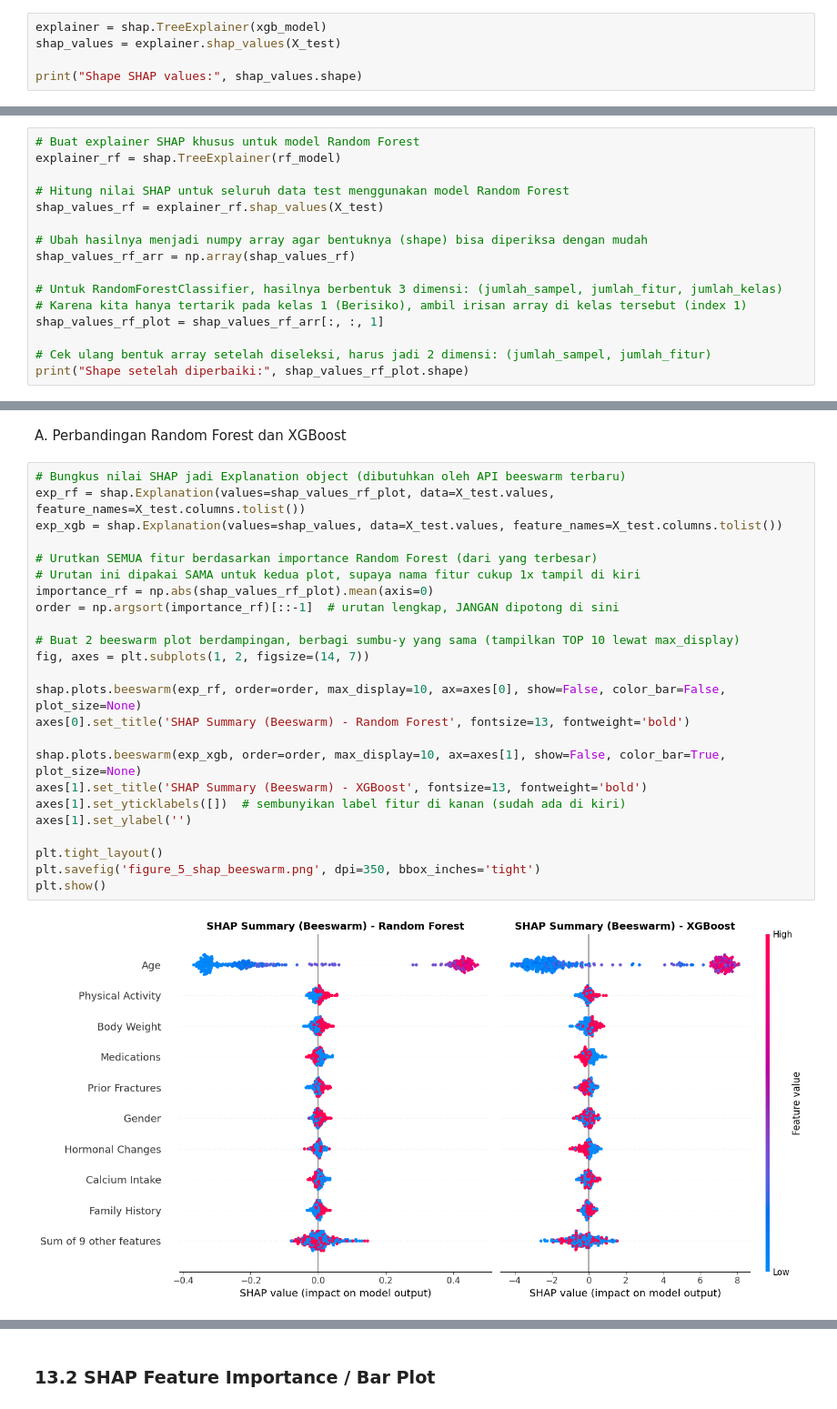
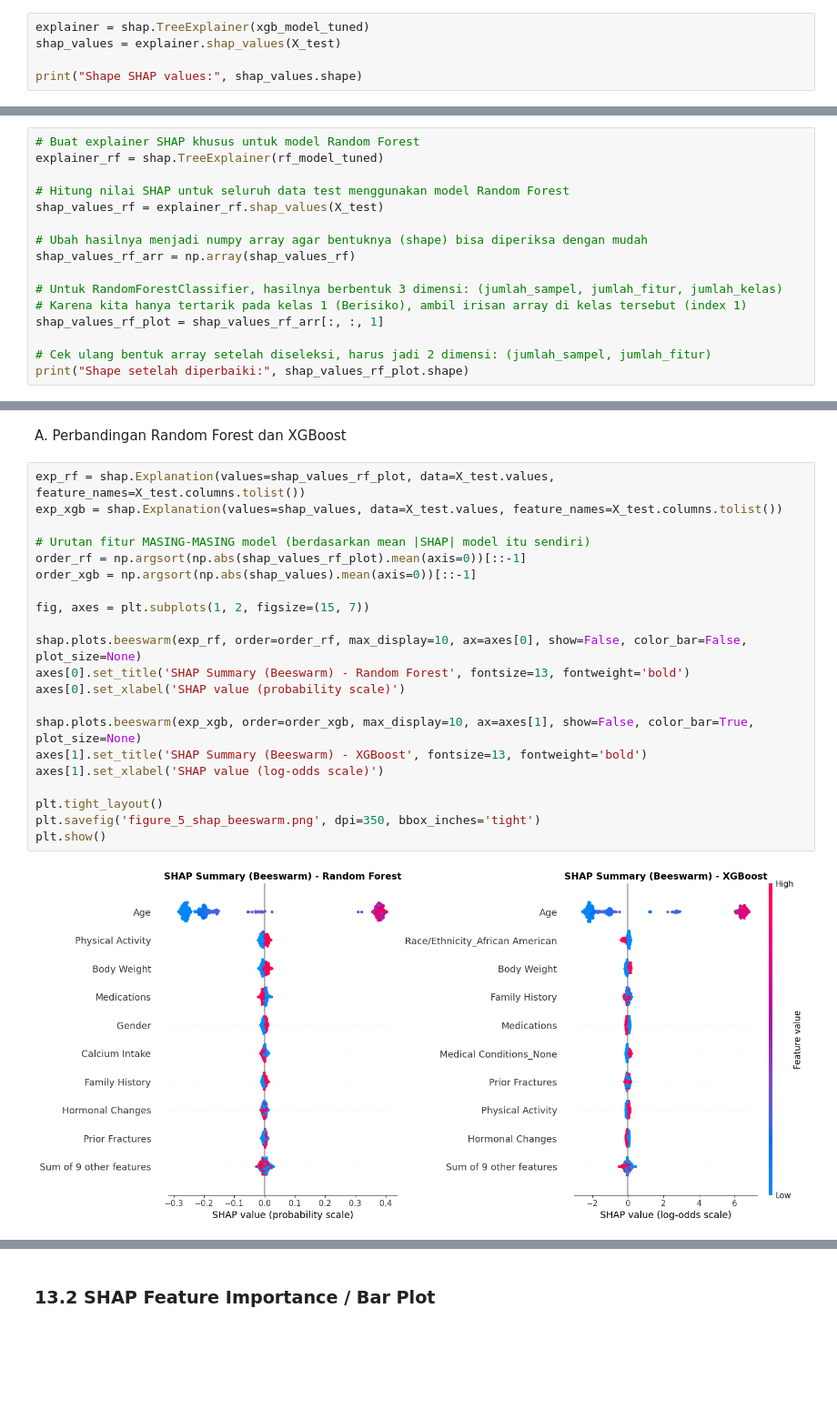
Before and after one commit to Ibnnii/osteoporosis-risk-classification, a Jupyter notebook: Osteoporosis.ipynb, the cells around one changed output, grey strips where cells are left out. Shown at 91% size. Cells and saved outputs as stored; diff of their text form; blank space fills up the shorter version.

```diff
--- a/Osteoporosis.ipynb
+++ b/Osteoporosis.ipynb
@@ -554,7 +843,7 @@ Seluruh analisis SHAP dikumpulkan dalam satu bagian ini secara berurutan: instal
 !pip install shap -q
 import shap
 # %%
-explainer = shap.TreeExplainer(xgb_model)
+explainer = shap.TreeExplainer(xgb_model_tuned)
 shap_values = explainer.shap_values(X_test)
 
 print("Shape SHAP values:", shap_values.shape)
@@ -562,7 +851,7 @@ print("Shape SHAP values:", shap_values.shape)
 Shape SHAP values: (392, 18)
 # %%
 # Buat explainer SHAP khusus untuk model Random Forest
-explainer_rf = shap.TreeExplainer(rf_model)
+explainer_rf = shap.TreeExplainer(rf_model_tuned)
 
 # Hitung nilai SHAP untuk seluruh data test menggunakan model Random Forest
 shap_values_rf = explainer_rf.shap_values(X_test)
@@ -595,28 +884,25 @@ shap.summary_plot(shap_values_rf_plot, X_test)
 # %% [markdown]
 A. Perbandingan Random Forest dan XGBoost
 # %%
-# Bungkus nilai SHAP jadi Explanation object (dibutuhkan oleh API beeswarm terbaru)
 exp_rf = shap.Explanation(values=shap_values_rf_plot, data=X_test.values, feature_names=X_test.columns.tolist())
 exp_xgb = shap.Explanation(values=shap_values, data=X_test.values, feature_names=X_test.columns.tolist())
 
-# Urutkan SEMUA fitur berdasarkan importance Random Forest (dari yang terbesar)
-# Urutan ini dipakai SAMA untuk kedua plot, supaya nama fitur cukup 1x tampil di kiri
-importance_rf = np.abs(shap_values_rf_plot).mean(axis=0)
-order = np.argsort(importance_rf)[::-1]  # urutan lengkap, JANGAN dipotong di sini
+# Urutan fitur MASING-MASING model (berdasarkan mean |SHAP| model itu sendiri)
+order_rf = np.argsort(np.abs(shap_values_rf_plot).mean(axis=0))[::-1]
+order_xgb = np.argsort(np.abs(shap_values).mean(axis=0))[::-1]
 
-# Buat 2 beeswarm plot berdampingan, berbagi sumbu-y yang sama (tampilkan TOP 10 lewat max_display)
-fig, axes = plt.subplots(1, 2, figsize=(14, 7))
+fig, axes = plt.subplots(1, 2, figsize=(15, 7))
 
-shap.plots.beeswarm(exp_rf, order=order, max_display=10, ax=axes[0], show=False, color_bar=False, plot_size=None)
+shap.plots.beeswarm(exp_rf, order=order_rf, max_display=10, ax=axes[0], show=False, color_bar=False, plot_size=None)
 axes[0].set_title('SHAP Summary (Beeswarm) - Random Forest', fontsize=13, fontweight='bold')
+axes[0].set_xlabel('SHAP value (probability scale)')
 
-shap.plots.beeswarm(exp_xgb, order=order, max_display=10, ax=axes[1], show=False, color_bar=True, plot_size=None)
+shap.plots.beeswarm(exp_xgb, order=order_xgb, max_display=10, ax=axes[1], show=False, color_bar=True, plot_size=None)
 axes[1].set_title('SHAP Summary (Beeswarm) - XGBoost', fontsize=13, fontweight='bold')
-axes[1].set_yticklabels([])  # sembunyikan label fitur di kanan (sudah ada di kiri)
-axes[1].set_ylabel('')
+axes[1].set_xlabel('SHAP value (log-odds scale)')
 
 plt.tight_layout()
 plt.savefig('figure_5_shap_beeswarm.png', dpi=350, bbox_inches='tight')
 plt.show()
 # %% [output]
-[figure, old version]
+[figure, new version]
```
Also changed, not shown: parts of 53 cells of this notebook, 3 other files.
